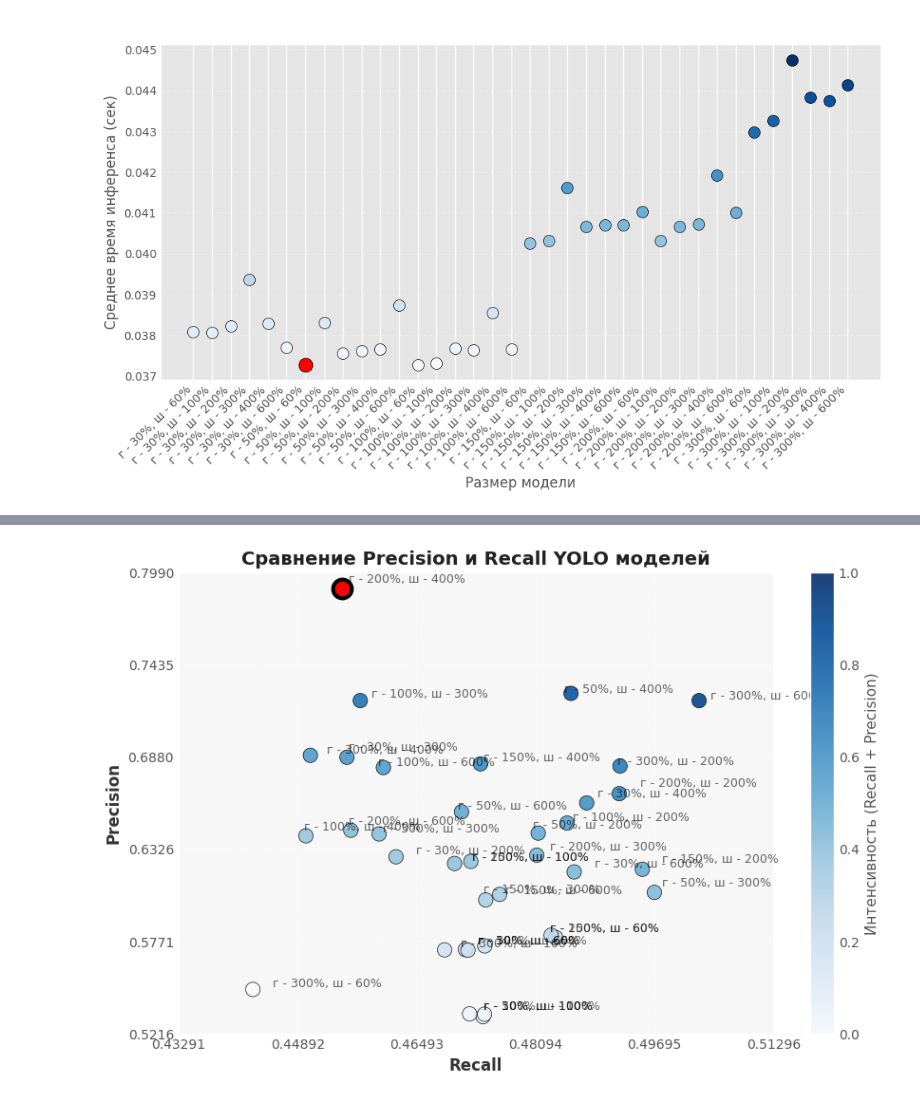
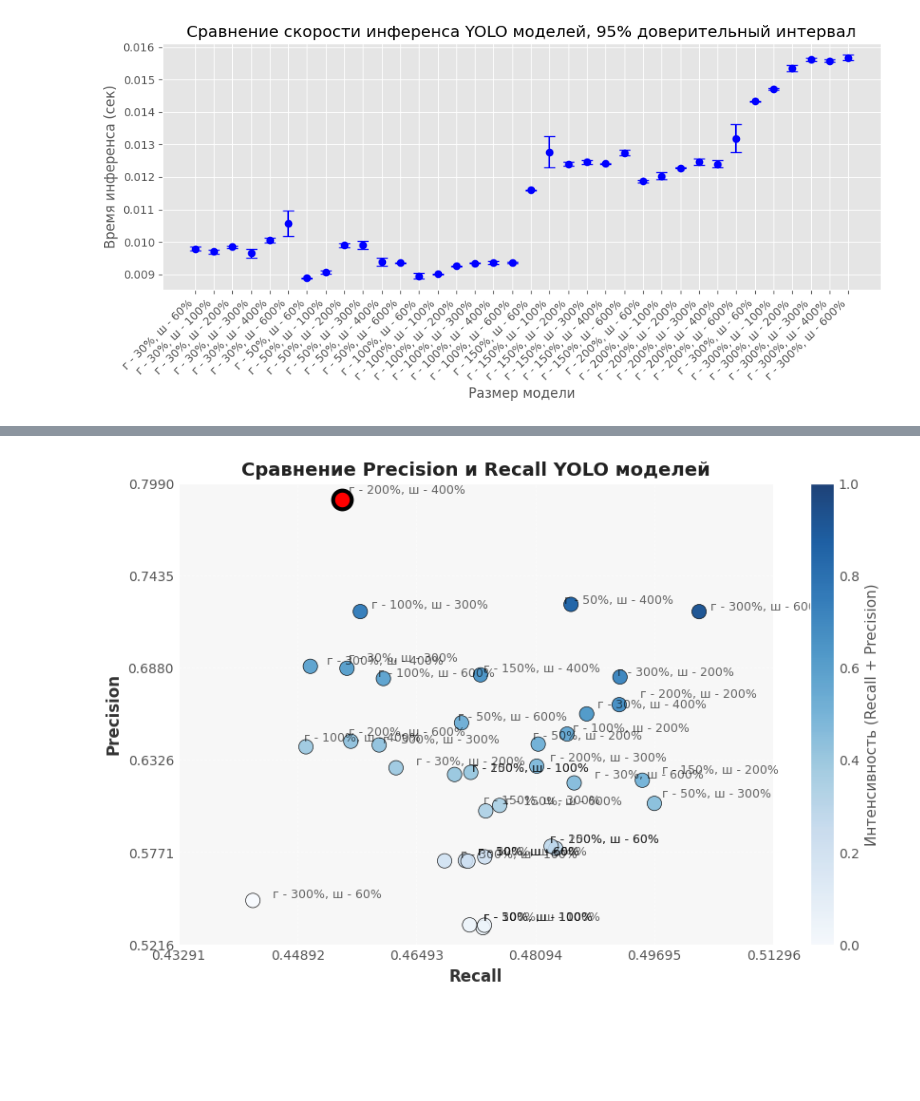
Before and after one commit to MikhailKuzm/pits_detection, a Jupyter notebook: results/count_tesults.ipynb, the cells around one changed output, grey strips where cells are left out. Saved outputs shown, nothing was run; the diff lists cells and outputs as text; code cells hidden in the pictures; blank space fills up the shorter version.

Commit message:
new graphics

```diff
--- a/results/count_tesults.ipynb
+++ b/results/count_tesults.ipynb
@@ -4,10 +4,13 @@ import os
 import re
 import torch
 import matplotlib.pyplot as plt
+import numpy as np
 from ultralytics import YOLO
 from PIL import Image
 import torchvision.transforms as T
-import numpy as np
+from scipy import stats
+from torchvision.models.detection import fasterrcnn_resnet50_fpn, ssd300_vgg16
+from detection_model import ObjectDetectionModel
 
 # Базовый размер модели YOLO
 base_yolo_size = [0.50, 0.25]
@@ -27,7 +30,7 @@ def extract_model_size(folder_name):
     return None
 
 def measure_inference_time(model_path, image, num_runs=200, mode='yolo'):
-    """Измеряет среднее время инференса модели YOLO без учёта первого прогона"""
+    """Измеряет время инференса модели YOLO, возвращает список времен инференса"""
     if mode == 'yolo':
         model = YOLO(model_path)
         inference_times = []
@@ -35,13 +38,13 @@ def measure_inference_time(model_path, image, num_runs=200, mode='yolo'):
         # Прогоняем инференс num_runs раз
         for i in range(num_runs):
             start_time = time.time()
-            _ = model(image, verbose=False)  # Запуск инференса
+            _ = model(image.unsqueeze(0), verbose=False)  # Запуск инференса
             end_time = time.time()
 
             if i > 0:  # Пропускаем первый запуск
                 inference_times.append(end_time - start_time)
 
-        return sum(inference_times) / len(inference_times)  # Среднее время инференса
+        return inference_times  # Возвращаем все времена инференса
 
     inference_times = []
     for i in range(num_runs):
@@ -52,74 +55,90 @@ def measure_inference_time(model_path, image, num_runs=200, mode='yolo'):
         if i > 0:  # Пропускаем первый запуск
             inference_times.append(end_time - start_time)
 
-    return sum(inference_times) / len(inference_times)
+    return inference_times
 
-def evaluate_models(logs_dir, image_path, num_runs=200):
+def evaluate_models(logs_dir, image_path, num_runs=250, extra_measure = False):
     """Проверяет скорость инференса всех моделей в logs_dir и строит график сравнения"""
     to_tensor = T.ToTensor()
     # Загружаем изображение
     image = Image.open(image_path).convert("RGB")
     image_custom = image.resize((576, 576))
     image_custom = to_tensor(image_custom)
-
     results = {}
     # Перебираем папки с моделями
     for folder in sorted(os.listdir(logs_dir)):
         folder_path = os.path.join(logs_dir, folder)
         if not os.path.isdir(folder_path):
             continue
 
         model_name = extract_model_size(folder)
         if not model_name:
             continue  # Пропускаем папки без соответствующего формата
 
         weights_path = os.path.join(folder_path, "weights", "best.pt")
         if os.path.exists(weights_path):
-           # Измеряем инференс для модели
-            avg_time = measure_inference_time(weights_path, image_path, num_runs)
-            results[model_name] = avg_time
+            # Измеряем инференс для модели
+            inference_times = measure_inference_time(weights_path, image_custom, num_runs)
 
-    # Находим модель с минимальным временем инференса
-    min_model_name = min(results, key=results.get)
-    min_model_time = results[min_model_name]
+            # Рассчитываем доверительный интервал для инференса
+            confidence_interval = stats.t.interval(0.95, len(inference_times)-1, loc=np.mean(inference_times), scale=stats.sem(inference_times))
 
-    # Построение графика
-    plt.style.use("ggplot")  # Стиль графика
-    plt.figure(figsize=(10, 5))
+            results[model_name] = {
+                'mean': np.mean(inference_times),
+                'ci_lower': confidence_interval[0],
+                'ci_upper': confidence_interval[1],
+                'inference_times': inference_times
+            }
+    if extra_measure:
+        for model_path in [['../detection/logs/ssd300/checkpoints/epoch=16-val_mAP=0.4295.ckpt', ssd300_vgg16, 'SSD'],
+                           ['../detection/logs/mask_rcnn/checkpoints/epoch=05-val_mAP=0.3417.ckpt', fasterrcnn_resnet50_fpn, 'FasterRCNN']]:
+            # Загружаем модель
+            model = ObjectDetectionModel.load_from_checkpoint(model_path[0], 'cpu')
+            model.eval()
+            inference_times = measure_inference_time(model, image_custom, num_runs, mode = 'not yolo')
+            confidence_interval = stats.t.interval(0.95, len(inference_times)-1, loc=np.mean(inference_times), scale=stats.sem(inference_times))
 
-    # Преобразуем время инференса в список
-    inference_times = list(results.values())
+            results[model_path[2]] = {
+                'mean': np.mean(inference_times),
+                'ci_lower': confidence_interval[0],
+                'ci_upper': confidence_interval[1],
+                'inference_times': inference_times
+            }
 
-    # Нормализуем время инференса для использования в цветовой палитре
-    norm_colors = (np.array(inference_times) - min(inference_times)) / (max(inference_times) - min(inference_times))  # Нормализация цвета
-    cmap = plt.cm.Blues  # Палитра цветов
-    color_map = [cmap(c) for c in norm_colors]  # Применение палитры
+    # Построение графика с доверительными интервалами
+    fig, ax = plt.subplots(figsize=(10, 5))
+    # Стиль графика
+    plt.style.use("ggplot")
+    ax.set_title("Сравнение скорости инференса YOLO моделей, 95% доверительный интервал")
+    ax.set_xlabel("Размер модели")
+    ax.set_ylabel("Время инференса (сек)")
 
-    # Построение точек
-    for i, (model_name, time) in enumerate(results.items()):
-        if model_name == min_model_name:  # Выделяем точку с минимальным временем
-            plt.scatter(model_name, time, color='red', s=150, edgecolors='black', zorder=5)
-        else:
-            plt.scatter(model_name, time, color=color_map[i], s=100, edgecolors='black')
+    # Преобразуем данные для построения
+    model_names = list(results.keys())
+    mean_times = [results[model]['mean'] for model in model_names]
+    ci_lowers = [results[model]['ci_lower'] for model in model_names]
+    ci_uppers = [results[model]['ci_upper'] for model in model_names]
 
-    plt.xlabel("Размер модели")
-    plt.ylabel("Среднее время инференса (сек)")
-    plt.title("Сравнение скорости инференса YOLO моделей")
-    plt.xticks(rotation=45, ha="right")
-    plt.grid(axis='y', linestyle="--", alpha=0.3)
+    # Строим точки с доверительным интервалом
+    ax.errorbar(model_names, mean_times, yerr=[np.array(mean_times) - np.array(ci_lowers), np.array(ci_uppers) - np.array(mean_times)],
+                fmt='o', color='b', capsize=5)
 
-    # Показать результат
+    # Настроим ось X
+    ax.set_xticklabels(model_names, rotation=45, ha='right')
+
+    # Показать график
+    plt.tight_layout()
     plt.show()
 
     # Вывод результатов
-    for model, time in results.items():
-        print(f"{model}: {time:.4f} сек")
+    #for model, data in results.items():
+    #    print(f"{model}: {data['mean']:.4f} сек, доверительный интервал: ({data['ci_lower']:.4f}, {data['ci_upper']:.4f})")
 
 # Пути
 logs_dir = "../detection/logs/yolo11/"
 image_path = "NEWS_110117892_AR_0_RNIEECGWLDXS.webp"
 
 # Запуск
-evaluate_models(logs_dir, image_path)
+evaluate_models(logs_dir, image_path, num_runs=250, extra_measure = False)
 # %% [output]
-[figure, old version]
+[figure, new version]
```
Also changed, not shown: parts of 11 cells of this notebook, 3 other files.
